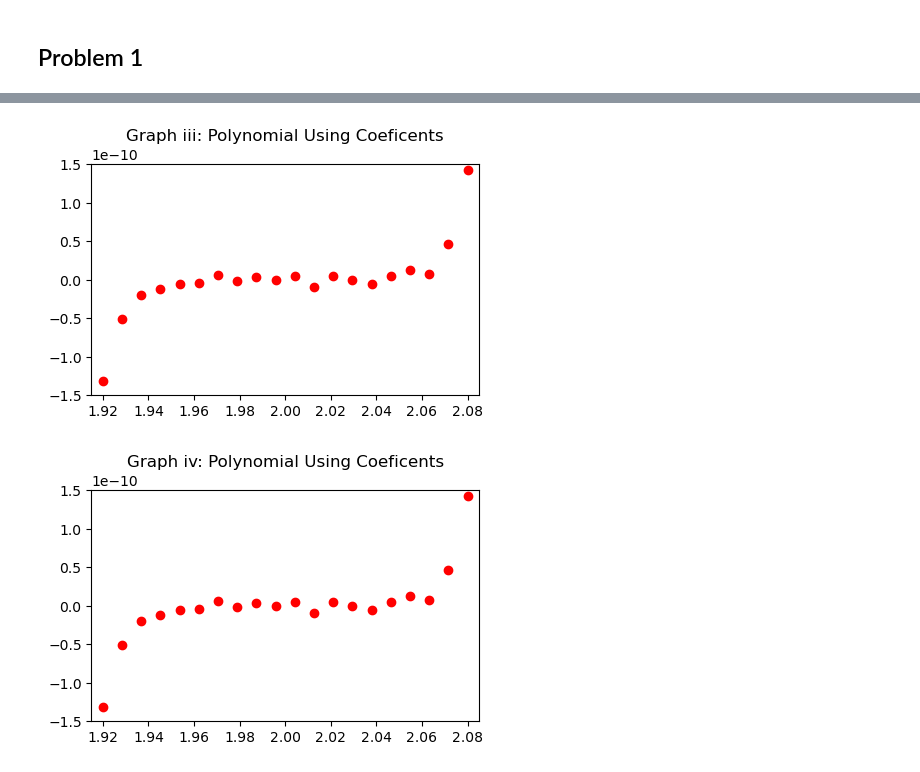
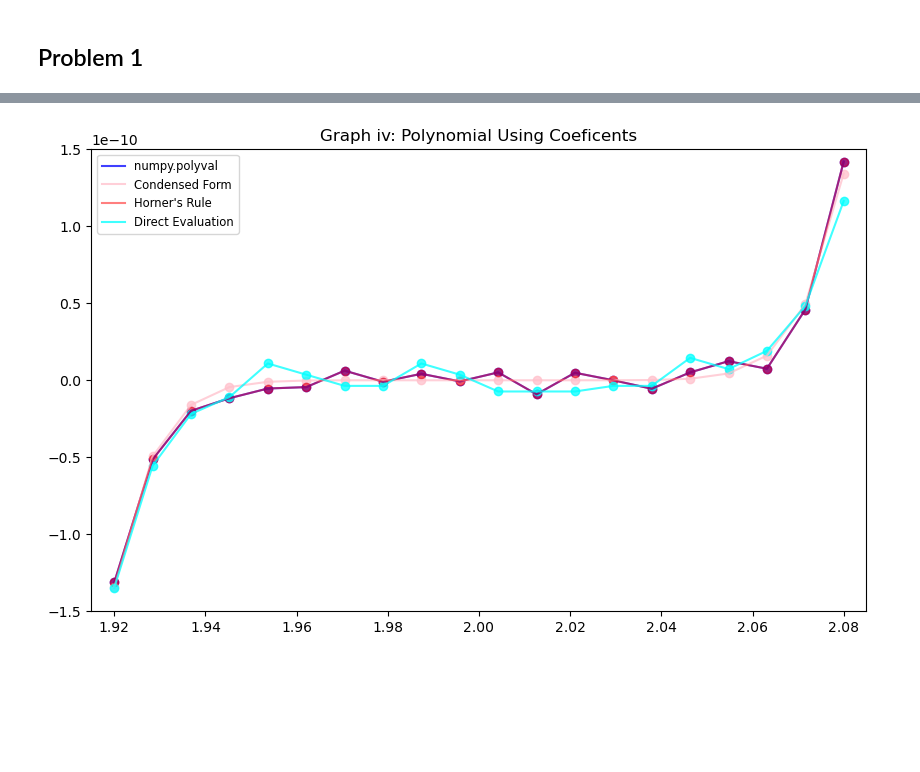
Before and after one commit to JensenLav/APPM4600, a Jupyter notebook: HW2/hw2.ipynb, the cells around one changed output, grey strips where cells are left out. Drawn from its saved outputs; the diff is of its cells as text; code cells hidden in the pictures; blank space fills up the shorter version.

```diff
--- a/HW2/hw2.ipynb
+++ b/HW2/hw2.ipynb
@@ -53,8 +38,4 @@ plt.show()
 # %%
-def g(x):
-    return (x**9 - 18*x**8 + 144*x**7 - 672*x**6 + 2016*x**5
-            - 4032*x**4 + 5376*x**3 - 4608*x**2 + 2304*x -512)
-
 # Horner's Rule
 p2 = []
 def c(x):
@@ -63,34 +44,35 @@ def c(x):
 
 for x in points_x:
     p2.append(c(x))
-
-plt.figure(figsize=(5,3))
-plt.title('Graph iii: Polynomial Using Coeficents')
-plt.axis([x1-0.005, x2+0.005, y1, y2])
-plt.scatter(points_x, p2, color='red')
-plt.show()
-# %% [output]
-[figure, removed]
 # %%
+# numpy polyval
 x1,x2,y1,y2 = 1.92, 2.08, -1.5e-10, 1.5e-10
 N = 20
 points_x = [x1]
-points_y = []
+p3 = []
 roots = 2
 p = np.poly1d([1,-18,144,-672,2016,-4032,5376,-4608,2304,-512])
 eqidist = (x2 - x1) / (N-1)
 
 for i in range(1,N-1):
     points_x.append((x1 + i*eqidist))
 points_x.append(x2)
 
 for j in range(len(points_x)):
-    points_y.append(np.polyval(p, points_x[j]))
+    p3.append(np.polyval(p, points_x[j]))
 
-plt.figure(figsize=(5,3))
+plt.figure(figsize=(10,6))
 plt.title('Graph iv: Polynomial Using Coeficents')
 plt.axis([x1-0.005, x2+0.005, y1, y2])
-plt.scatter(points_x, points_y, color='red')
+plt.scatter(points_x, p3, color='blue',alpha=0.75)
+plt.plot(points_x, p3, color='blue',alpha=0.75, label='numpy.polyval')
+plt.scatter(points_x, p1, color='pink',alpha=0.75)
+plt.plot(points_x, p1, color='pink',alpha=0.75, label='Condensed Form')
+plt.plot(points_x, p2, color='red',alpha=0.5, label='Horner\'s Rule')
+plt.scatter(points_x, p2, color='red',alpha=0.5)
+plt.scatter(points_x, points_y, color='cyan',alpha=0.75)
+plt.plot(points_x, points_y, color='cyan',alpha=0.75, label='Direct Evaluation')
+plt.legend(loc='upper left', fontsize='small')
 plt.show()
 # %% [output]
-[figure, old version]
+[figure, new version]
```
Also changed, not shown: parts of 2 cells of this notebook.
